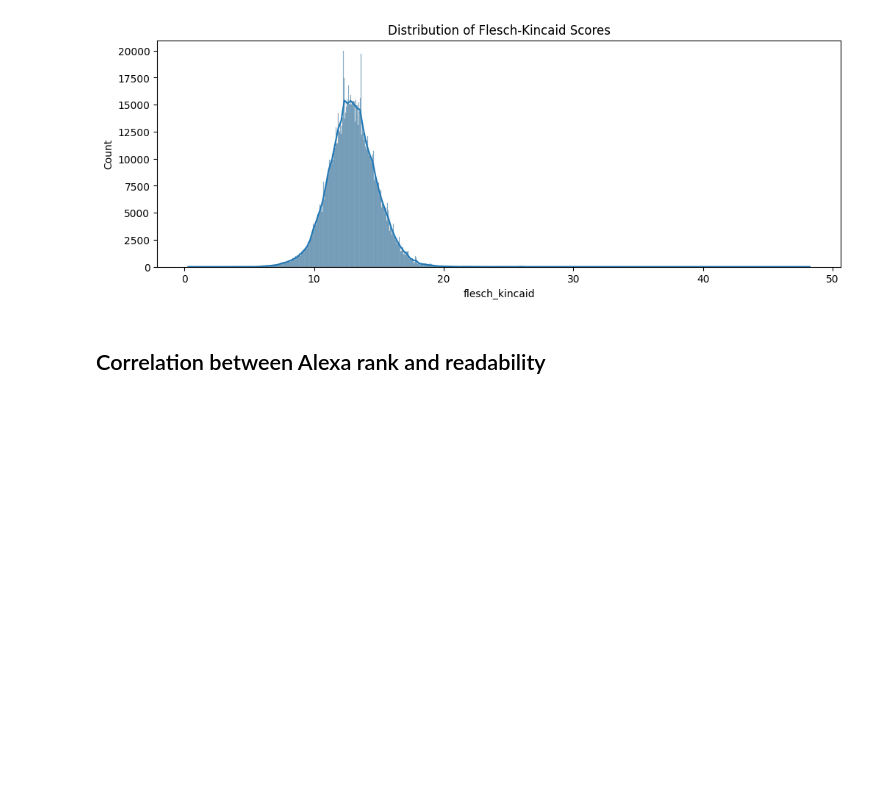
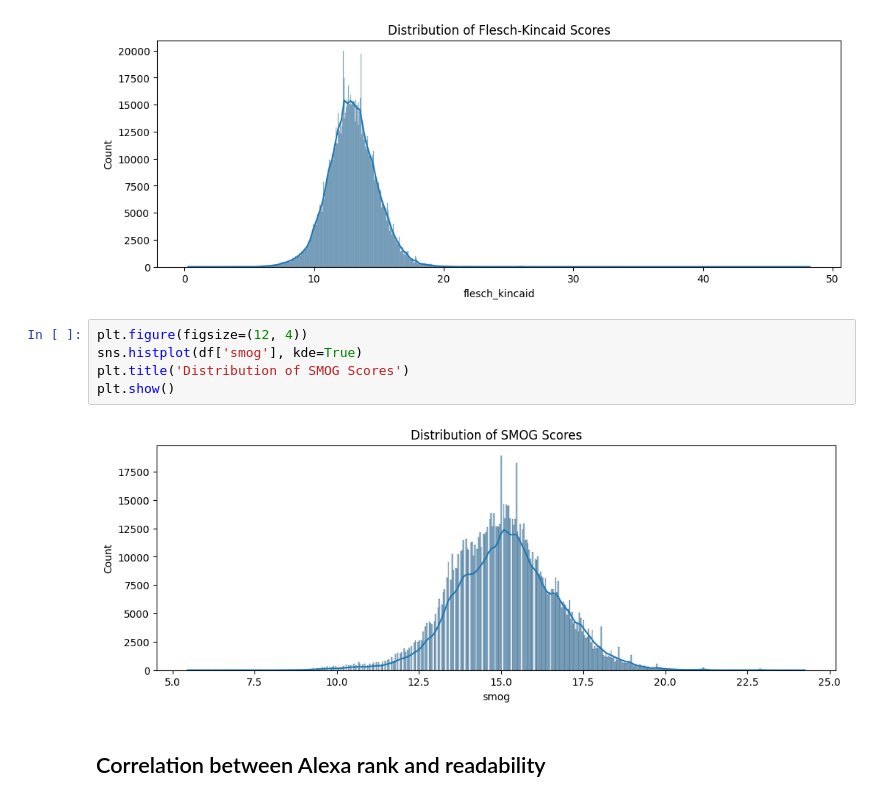
Before and after one commit to hanaanr/privacyPolicies, a Jupyter notebook: Scripts/new.ipynb, the cells around one changed output. Drawn from its saved outputs; the diff is of its cells as text; blank space fills up the shorter version.

```diff
--- a/Scripts/new.ipynb
+++ b/Scripts/new.ipynb
@@ -297,6 +296,13 @@ plt.title('Distribution of Flesch-Kincaid Scores')
 plt.show()
 # %% [output]
 [figure]
+# %%
+plt.figure(figsize=(12, 4))
+sns.histplot(df['smog'], kde=True)
+plt.title('Distribution of SMOG Scores')
+plt.show()
+# %% [output]
+[figure, added]
 # %% [markdown]
 ## Correlation between Alexa rank and readability
 # %%
```
Also changed, not shown: parts of 8 cells of this notebook, 2 other files.
